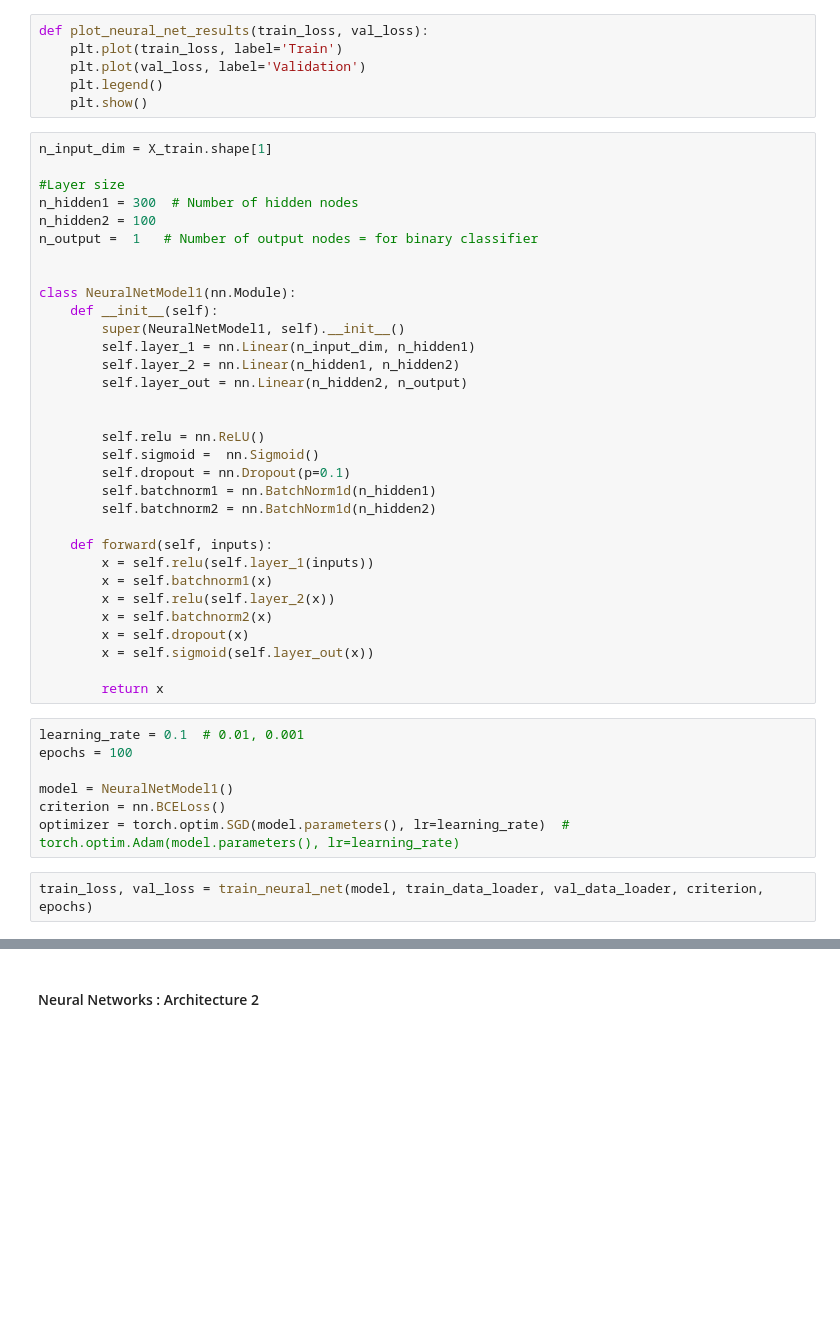
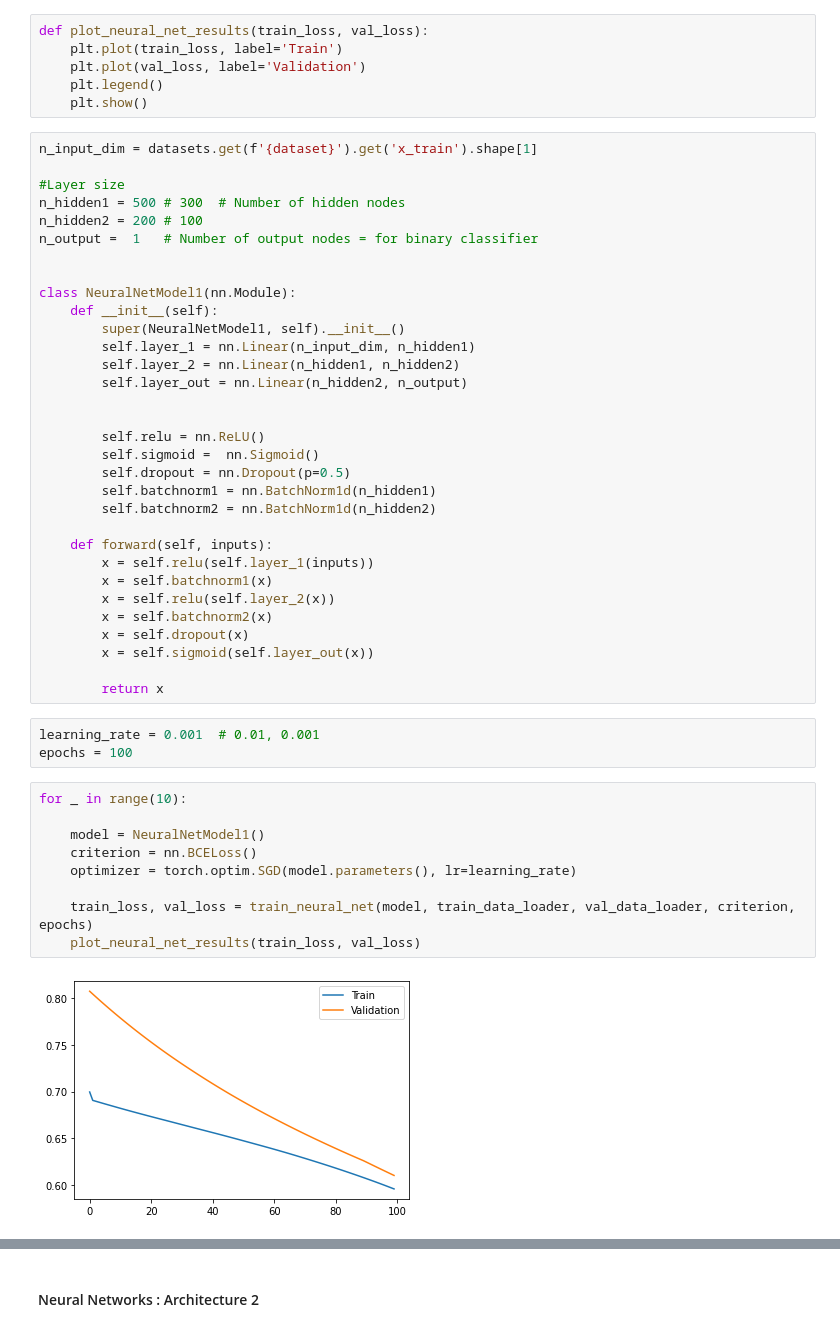
Before and after one commit to 13Mai13/heart-failure, a Jupyter notebook: notebooks/heart-failure.ipynb, the cells around one changed output, grey strips where cells are left out. Saved outputs shown, nothing was run; the diff lists cells and outputs as text; blank space fills up the shorter version.

Commit message:
architecture working but not learning

```diff
--- a/notebooks/heart-failure.ipynb
+++ b/notebooks/heart-failure.ipynb
@@ -1804,11 +1781,11 @@ def plot_neural_net_results(train_loss, val_loss):
     plt.legend()
     plt.show()
 # %%
-n_input_dim = X_train.shape[1]
+n_input_dim = datasets.get(f'{dataset}').get('x_train').shape[1]
 
 #Layer size
-n_hidden1 = 300  # Number of hidden nodes
-n_hidden2 = 100
+n_hidden1 = 500 # 300  # Number of hidden nodes
+n_hidden2 = 200 # 100
 n_output =  1   # Number of output nodes = for binary classifier
 
 
@@ -1822,7 +1799,7 @@ class NeuralNetModel1(nn.Module):
 
         self.relu = nn.ReLU()
         self.sigmoid =  nn.Sigmoid()
-        self.dropout = nn.Dropout(p=0.1)
+        self.dropout = nn.Dropout(p=0.5)
         self.batchnorm1 = nn.BatchNorm1d(n_hidden1)
         self.batchnorm2 = nn.BatchNorm1d(n_hidden2)
 
@@ -1836,11 +1813,16 @@ class NeuralNetModel1(nn.Module):
 
         return x
 # %%
-learning_rate = 0.1  # 0.01, 0.001
+learning_rate = 0.001  # 0.01, 0.001
 epochs = 100
-
-model = NeuralNetModel1()
-criterion = nn.BCELoss()
-optimizer = torch.optim.SGD(model.parameters(), lr=learning_rate)  # torch.optim.Adam(model.parameters(), lr=learning_rate)
 # %%
-train_loss, val_loss = train_neural_net(model, train_data_loader, val_data_loader, criterion, epochs)
+for _ in range(10):
+
+    model = NeuralNetModel1()
+    criterion = nn.BCELoss()
+    optimizer = torch.optim.SGD(model.parameters(), lr=learning_rate)
+
+    train_loss, val_loss = train_neural_net(model, train_data_loader, val_data_loader, criterion, epochs)
+    plot_neural_net_results(train_loss, val_loss)
+# %% [output]
+[figure, added]
```
Also changed, not shown: parts of 26 cells of this notebook.
